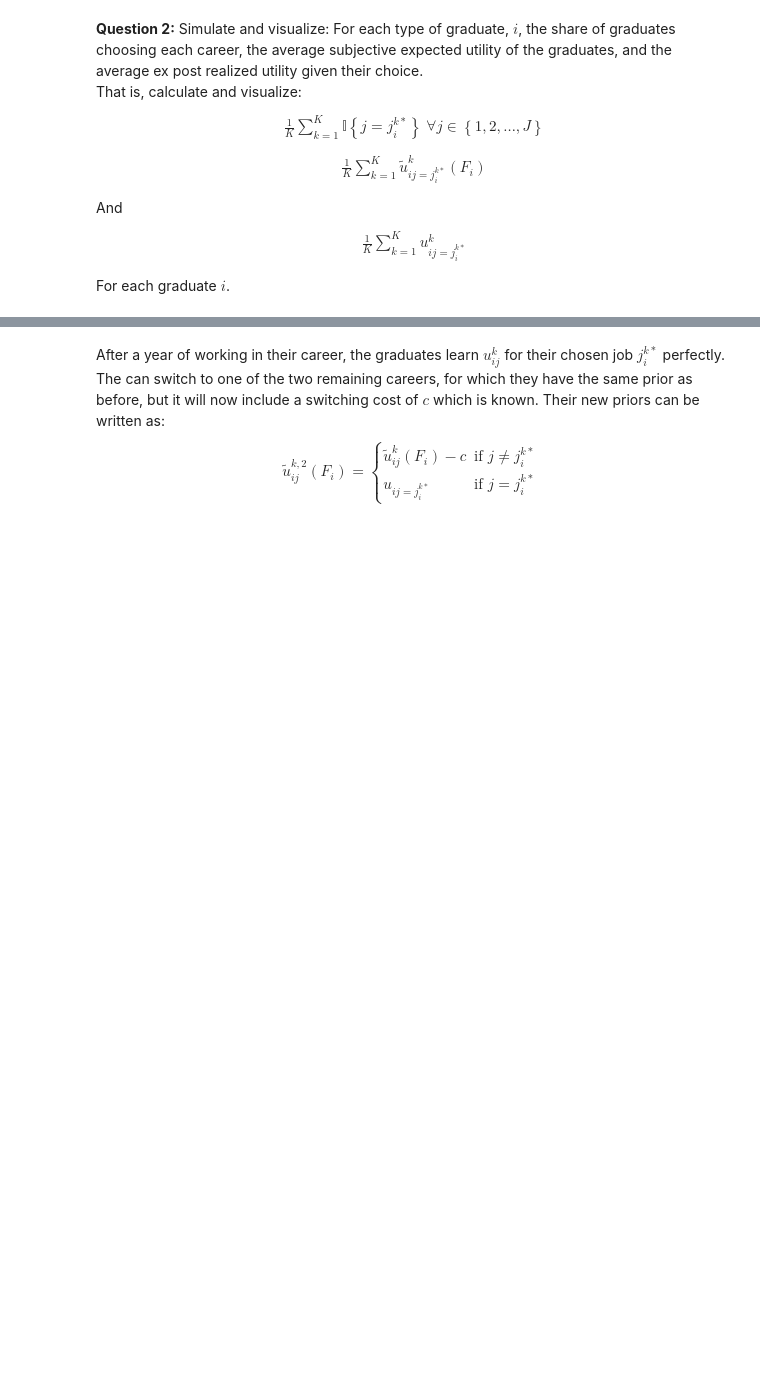
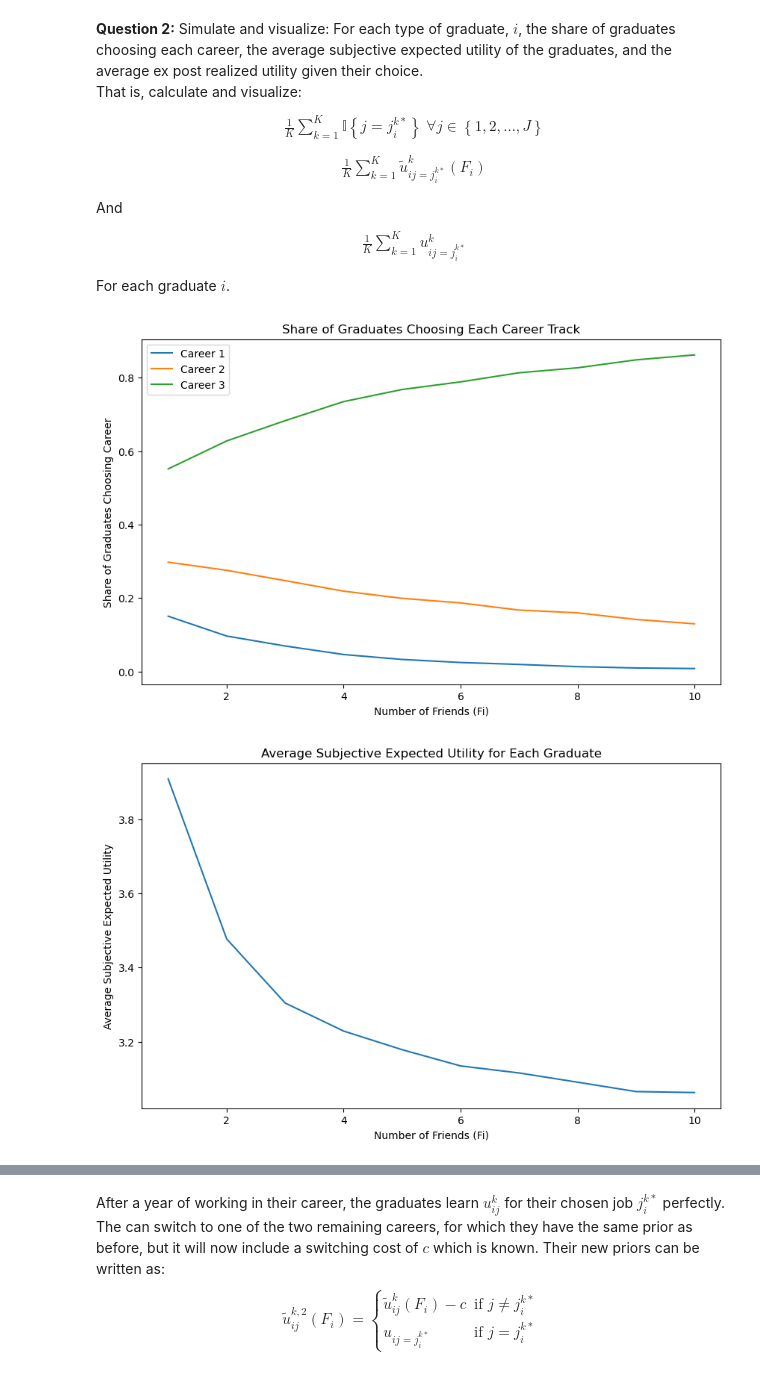
Before and after one commit to NumEconCopenhagen/projects-2024-andy-og-birdy, a Jupyter notebook: examproject/exam_2024.ipynb, the cells around one changed output, grey strips where cells are left out. Drawn from its saved outputs; the diff is of its cells as text; code cells hidden in the pictures; blank space fills up the shorter version.

```diff
--- a/examproject/exam_2024.ipynb
+++ b/examproject/exam_2024.ipynb
@@ -332,0 +346,12 @@ For each graduate $i$.
+# %%
+# Create an instance of the CareerChoiceModel
+model = CareerChoiceModel(J=3, N=10, K=10000, sigma=2, v=[1, 2, 3])
+
+# Run the simulation
+model.simulate()
+
+# Visualize the analyzed results
+model.visualize_results()
+# %% [output]
+[figure, added]
+[figure, added]
```
Also changed, not shown: parts of 11 cells of this notebook, 1 other file.
